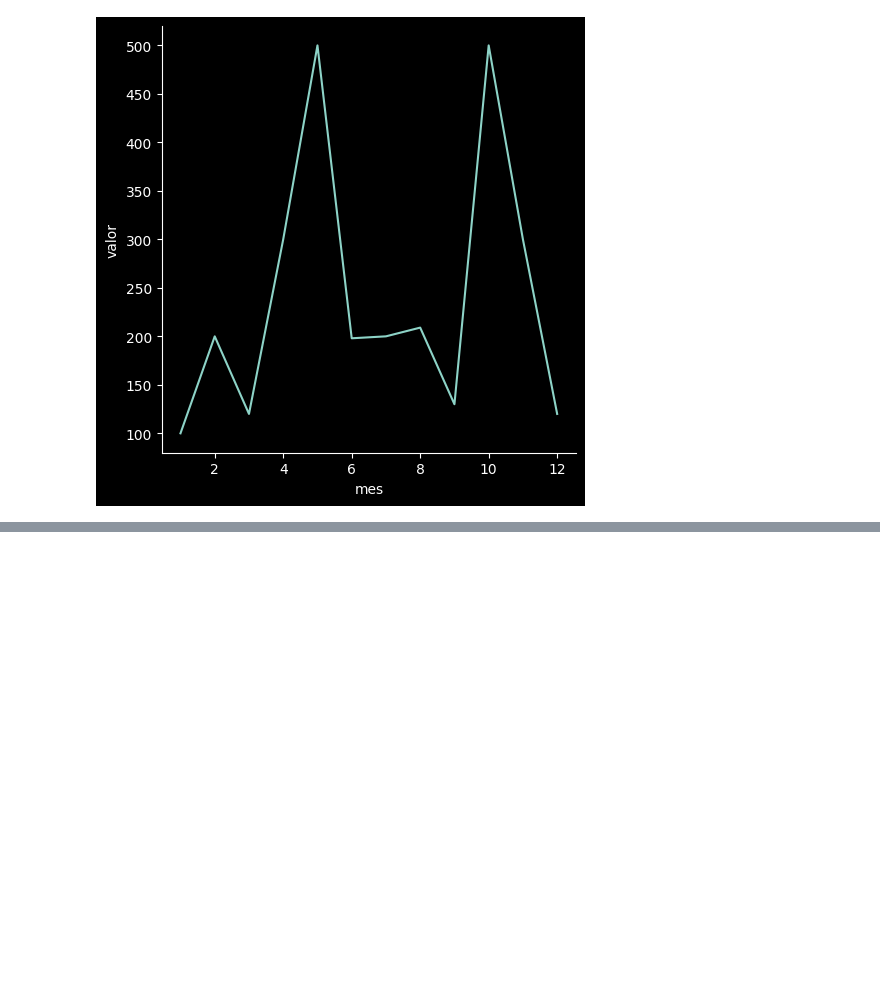
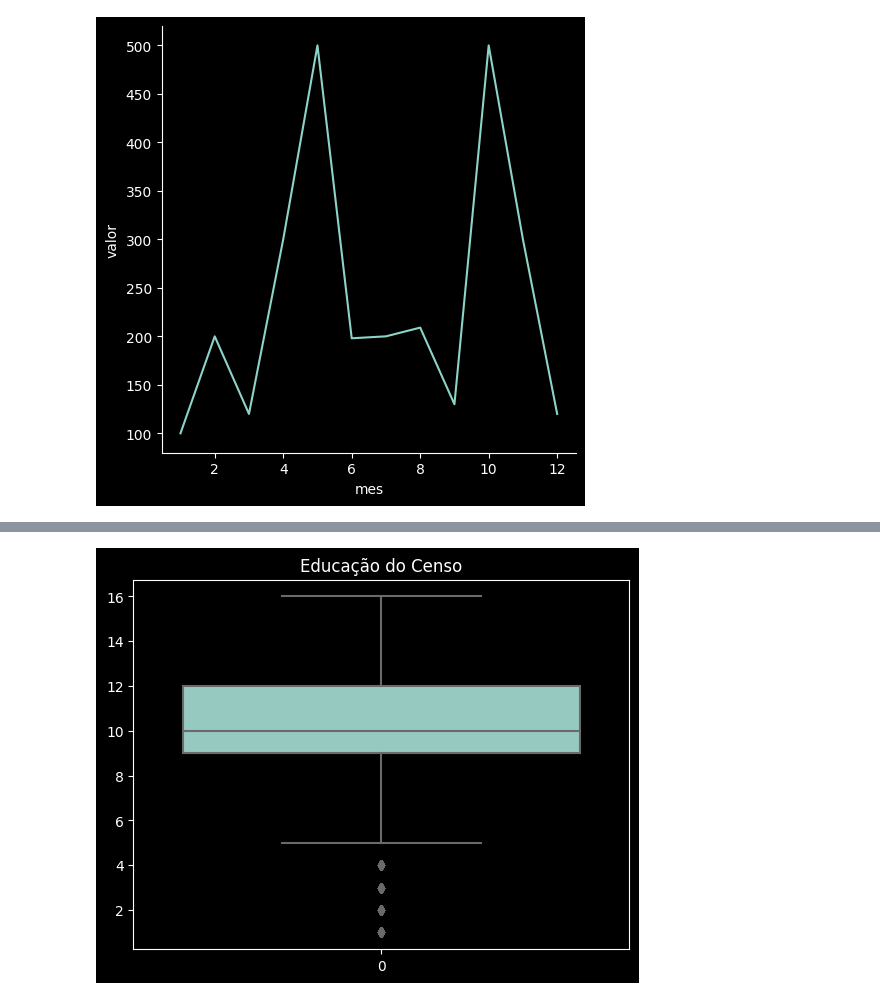
Before and after one commit to Joao-Inacio/Statistics_for-Data_Science, a Jupyter notebook: Visualizacao/Graficos.ipynb, the cells around one changed output, grey strips where cells are left out. Cells and saved outputs as stored; diff of their text form; code cells hidden in the pictures; blank space fills up the shorter version.

```diff
--- a/Visualizacao/Graficos.ipynb
+++ b/Visualizacao/Graficos.ipynb
@@ -91,0 +101,7 @@ sns.relplot(x='mes', y='valor', kind='line', data=vendas_df);
+# %%
+# Boxplot da educação do censo
+sns.boxplot(ds['education-num']);
+plt.title('Educação do Censo')
+plt.show()
+# %% [output]
+[figure, added]
```
Also changed, not shown: parts of 4 cells of this notebook.
